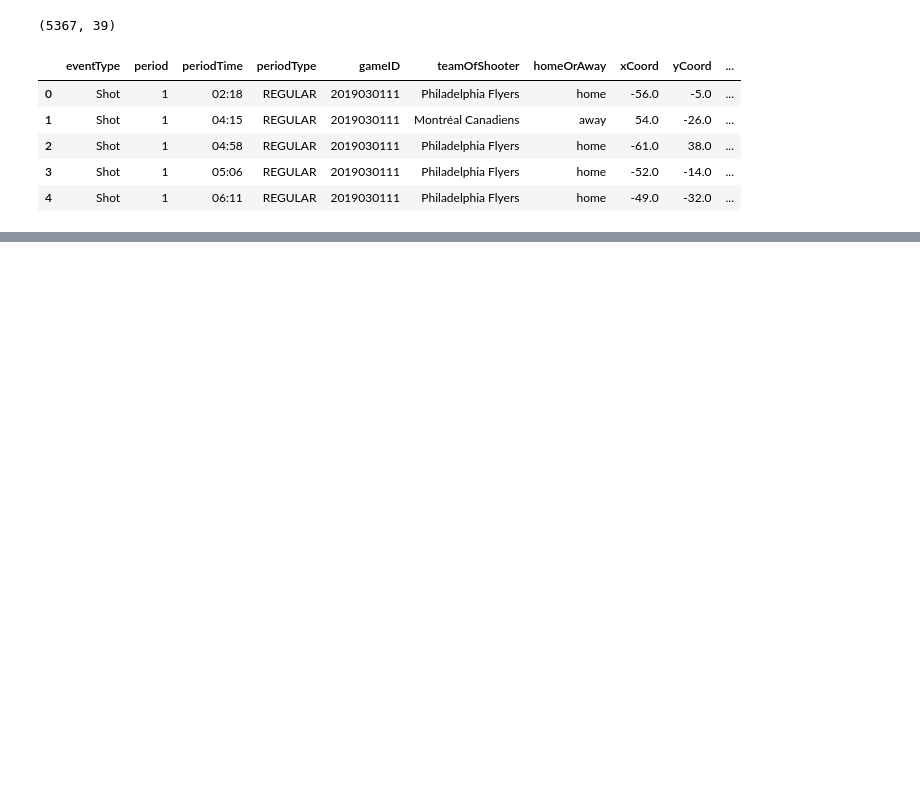
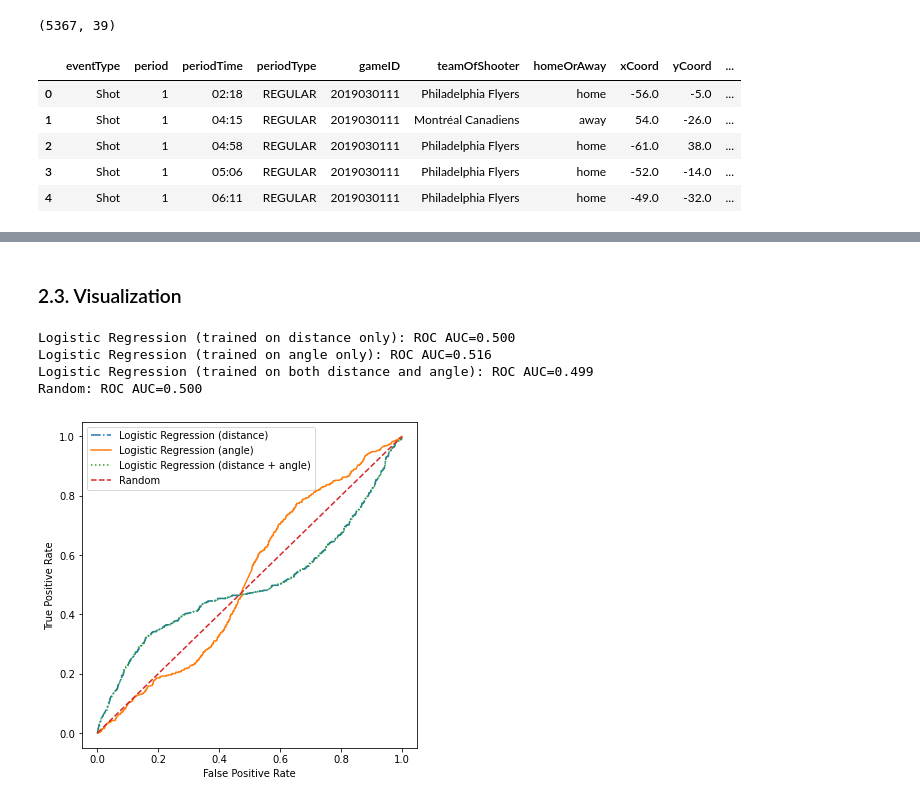
Before and after one commit to sorinmuchi/IFT6758, a Jupyter notebook: notebooks/7-EvaluateOnTestSet.ipynb, the cells around one changed output, grey strips where cells are left out. Drawn from its saved outputs; the diff is of its cells as text; code cells hidden in the pictures; blank space fills up the shorter version.

```diff
--- a/notebooks/7-EvaluateOnTestSet.ipynb
+++ b/notebooks/7-EvaluateOnTestSet.ipynb
@@ -337,3 +347,10 @@ data_playoffs.head()
 | 2 | Shot | 1 | 04:58 | REGULAR | 2019030111 | Philadelphia Flyers | home | -61.0 | 38.0 | ... |
 | 3 | Shot | 1 | 05:06 | REGULAR | 2019030111 | Philadelphia Flyers | home | -52.0 | -14.0 | ... |
 | 4 | Shot | 1 | 06:11 | REGULAR | 2019030111 | Philadelphia Flyers | home | -49.0 | -32.0 | ... |
+# %%
+# Read and preprocess data
+df3_playoffs = data_playoffs[['distanceFromNet', 'angle', 'EmptyNet', 'Goal']]
+df3_playoffs = df3_playoffs.rename({'Goal': 'is_goal', 'distanceFromNet': 'distance'}, axis=1)
+df3_playoffs = df3_playoffs.dropna().reset_index(drop=True)
+display(df3_playoffs.shape)
+df3_playoffs.head()
@@ -339,0 +365,12 @@ data_playoffs.head()
+# %%
+Xp1 = df3_playoffs['distance'].to_numpy().reshape(-1, 1)
+yp = df3_playoffs['is_goal'].to_numpy().reshape(-1, 1)
+preds1 = lr_distance.predict(Xp1)
+# %%
+Xp2 = df3_playoffs['angle'].to_numpy().reshape(-1, 1)
+yp = df3_playoffs['is_goal'].to_numpy().reshape(-1, 1)
+preds2 = lr_angle.predict(Xp2)
+# %%
+Xp3 = df3_playoffs[['distance', 'angle']].to_numpy().reshape(-1, 2)
+yp = df3_playoffs['is_goal'].to_numpy().reshape(-1, 1)
+preds3 = lr_distance_angle.predict(Xp3)
@@ -339,0 +445,51 @@ data_playoffs.head()
+# %% [markdown]
+### 2.3. Visualization
+# %%
+### ROC curve - AUC metric ###
+
+lr_probs1 = lr_distance.predict_proba(Xp1[:, :])[:,1]
+lr_probs2 = lr_angle.predict_proba(Xp2[:, :])[:,1]
+lr_probs3 = lr_distance_angle.predict_proba(Xp3[:, :])[:,1]
+
+random_clf = DummyClassifier(strategy="uniform").fit(Xp1, yp)
+random_probs = random_clf.predict_proba(Xp1[:, :])[:,1]
+
+
+
+lr_auc1 = roc_auc_score(yp, lr_probs1)
+lr_auc2 = roc_auc_score(yp, lr_probs2)
+lr_auc3 = roc_auc_score(yp, lr_probs3)
+random_auc = roc_auc_score(yp, random_probs)
+
+
+print('Logistic Regression (trained on distance only): ROC AUC=%.3f' % (lr_auc1))
+print('Logistic Regression (trained on angle only): ROC AUC=%.3f' % (lr_auc2))
+print('Logistic Regression (trained on both distance and angle): ROC AUC=%.3f' % (lr_auc3))
+print('Random: ROC AUC=%.3f' % (random_auc))
+
+lr_fpr1, lr_tpr1, _ = roc_curve(yp, lr_probs1)
+lr_fpr2, lr_tpr2, _ = roc_curve(yp, lr_probs2)
+lr_fpr3, lr_tpr3, _ = roc_curve(yp, lr_probs3)
+random_fpr, random_tpr, _ = roc_curve(yp, random_probs)
+
+plt.figure(figsize=(6, 6))
+
+plt.plot(lr_fpr1, lr_tpr1, linestyle='-.', label='Logistic Regression (distance)')
+plt.plot(lr_fpr2, lr_tpr2, linestyle='-', label='Logistic Regression (angle)')
+plt.plot(lr_fpr3, lr_tpr3, linestyle=':', label='Logistic Regression (distance + angle)')
+plt.plot(random_fpr, random_tpr, linestyle='--', label='Random')
+
+
+plt.xlabel('False Positive Rate')
+plt.ylabel('True Positive Rate')
+plt.legend()
+
+plt.savefig('../figures/7-roc.png')
+
+plt.show()
+# %% [output]
+Logistic Regression (trained on distance only): ROC AUC=0.500
+Logistic Regression (trained on angle only): ROC AUC=0.516
+Logistic Regression (trained on both distance and angle): ROC AUC=0.499
+Random: ROC AUC=0.500
+[figure, added]
```
Also changed, not shown: parts of 18 cells of this notebook, 5 other files.
